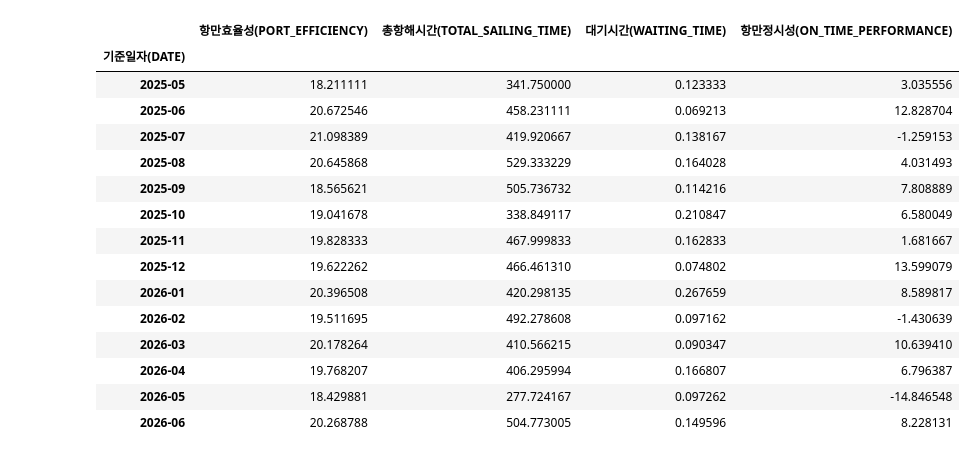
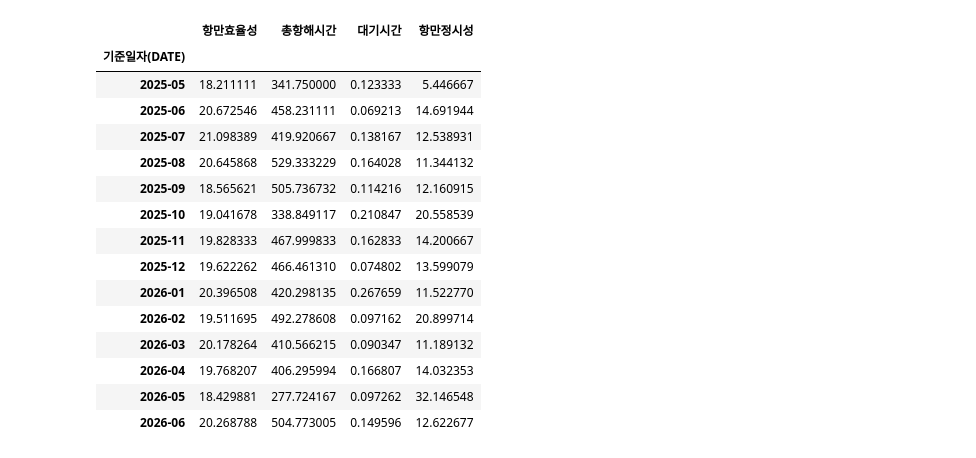
Before and after one commit to donghwa93/proj_session_2_tp3, a Jupyter notebook: analysis/analysis_kdh.ipynb, the cells around one changed output. Cells and saved outputs as stored; diff of their text form; code cells hidden in the pictures.

```diff
--- a/analysis/analysis_kdh.ipynb
+++ b/analysis/analysis_kdh.ipynb
@@ -81,0 +134,5 @@ dtype: int64
+# %%
+# 날짜 데이터 형식 변경
+df['기준일자(DATE)'] = pd.to_datetime(df['기준일자(DATE)'])
+
+df.info()
@@ -131,0 +265,5 @@ Freq: M, dtype: int64
+# %%
+# 종합 데이터와 항만별 데이터 구분.
+country_df = df[df['도착항코드(DEST_PORT_CODE)']!= 'KPLI']
+kpli_df = df[df['도착항코드(DEST_PORT_CODE)']== 'KPLI']
+country_df
@@ -195,13 +492,11 @@ kpli_mean_day_dt = kpli_mean_day_dt.reset_index()
 # %%
-dest_mean_day_dt = dest_port_df.groupby(
-    pd.to_datetime(dest_port_df['기준일자(DATE)'])
-)[['항만효율성(PORT_EFFICIENCY)',
- '총항해시간(TOTAL_SAILING_TIME)',
- '대기시간(WAITING_TIME)',
- '항만정시성(ON_TIME_PERFORMANCE)']].mean()
-
-# 종합을 제외한 목정항(12개)의 일 평균
-dest_mean_day_dt = dest_mean_day_dt.reset_index()
+# 개별의 일 평균
+country_mean_day_dt = country_df.groupby('기준일자(DATE)').agg(
+    항만효율성=('항만효율성(PORT_EFFICIENCY)', 'mean'),
+    총항해시간=('총항해시간(TOTAL_SAILING_TIME)', 'mean'),
+    대기시간=('대기시간(WAITING_TIME)', 'mean'),
+    항만정시성=('항만정시성(ON_TIME_PERFORMANCE)', lambda x: x.abs().mean()),
+).reset_index()
 # %%
 kpli_mean_mon_dt = kpli_mean_day_dt.groupby(
     pd.to_datetime(kpli_mean_day_dt['기준일자(DATE)']).dt.to_period('M')
@@ -230,28 +525,27 @@ kpli_mean_mon_dt
 | 2026-06 | 18.488333 | 344.620000 | 0.140000 | 11.525000 |
 # %%
+country_mean_mon_dt = country_mean_day_dt.groupby(
+    pd.to_datetime(country_mean_day_dt['기준일자(DATE)']).dt.to_period('M')
+)[['항만효율성',
+ '총항해시간',
+ '대기시간',
+ '항만정시성']].mean()
 
-dest_mean_mon_dt = dest_mean_day_dt.groupby(
-    pd.to_datetime(dest_mean_day_dt['기준일자(DATE)']).dt.to_period('M')
-)[['항만효율성(PORT_EFFICIENCY)',
- '총항해시간(TOTAL_SAILING_TIME)',
- '대기시간(WAITING_TIME)',
- '항만정시성(ON_TIME_PERFORMANCE)']].mean()
-
-dest_mean_mon_dt
+country_mean_mon_dt
 # %% [output]
-|  | 항만효율성(PORT_EFFICIENCY) | 총항해시간(TOTAL_SAILING_TIME) | 대기시간(WAITING_TIME) | 항만정시성(ON_TIME_PERFORMANCE) |
+|  | 항만효율성 | 총항해시간 | 대기시간 | 항만정시성 |
 | 기준일자(DATE) |  |  |  |  |
-| 2025-05 | 18.211111 | 341.750000 | 0.123333 | 3.035556 |
-| 2025-06 | 20.672546 | 458.231111 | 0.069213 | 12.828704 |
-| 2025-07 | 21.098389 | 419.920667 | 0.138167 | -1.259153 |
-| 2025-08 | 20.645868 | 529.333229 | 0.164028 | 4.031493 |
-| 2025-09 | 18.565621 | 505.736732 | 0.114216 | 7.808889 |
-| 2025-10 | 19.041678 | 338.849117 | 0.210847 | 6.580049 |
-| 2025-11 | 19.828333 | 467.999833 | 0.162833 | 1.681667 |
+| 2025-05 | 18.211111 | 341.750000 | 0.123333 | 5.446667 |
+| 2025-06 | 20.672546 | 458.231111 | 0.069213 | 14.691944 |
+| 2025-07 | 21.098389 | 419.920667 | 0.138167 | 12.538931 |
+| 2025-08 | 20.645868 | 529.333229 | 0.164028 | 11.344132 |
+| 2025-09 | 18.565621 | 505.736732 | 0.114216 | 12.160915 |
+| 2025-10 | 19.041678 | 338.849117 | 0.210847 | 20.558539 |
+| 2025-11 | 19.828333 | 467.999833 | 0.162833 | 14.200667 |
 | 2025-12 | 19.622262 | 466.461310 | 0.074802 | 13.599079 |
-| 2026-01 | 20.396508 | 420.298135 | 0.267659 | 8.589817 |
-| 2026-02 | 19.511695 | 492.278608 | 0.097162 | -1.430639 |
-| 2026-03 | 20.178264 | 410.566215 | 0.090347 | 10.639410 |
-| 2026-04 | 19.768207 | 406.295994 | 0.166807 | 6.796387 |
-| 2026-05 | 18.429881 | 277.724167 | 0.097262 | -14.846548 |
-| 2026-06 | 20.268788 | 504.773005 | 0.149596 | 8.228131 |
+| 2026-01 | 20.396508 | 420.298135 | 0.267659 | 11.522770 |
+| 2026-02 | 19.511695 | 492.278608 | 0.097162 | 20.899714 |
+| 2026-03 | 20.178264 | 410.566215 | 0.090347 | 11.189132 |
+| 2026-04 | 19.768207 | 406.295994 | 0.166807 | 14.032353 |
+| 2026-05 | 18.429881 | 277.724167 | 0.097262 | 32.146548 |
+| 2026-06 | 20.268788 | 504.773005 | 0.149596 | 12.622677 |
```
Also changed, not shown: parts of 59 cells of this notebook.
